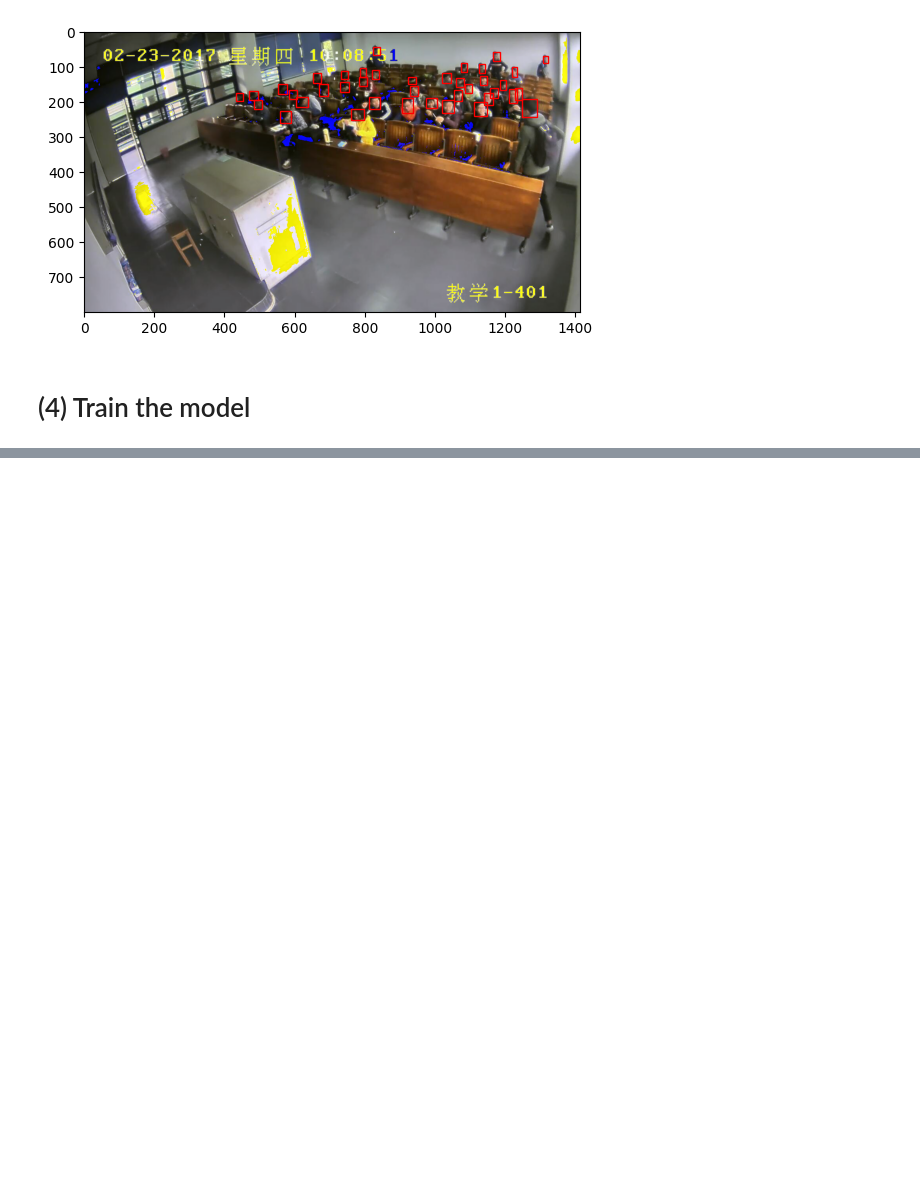
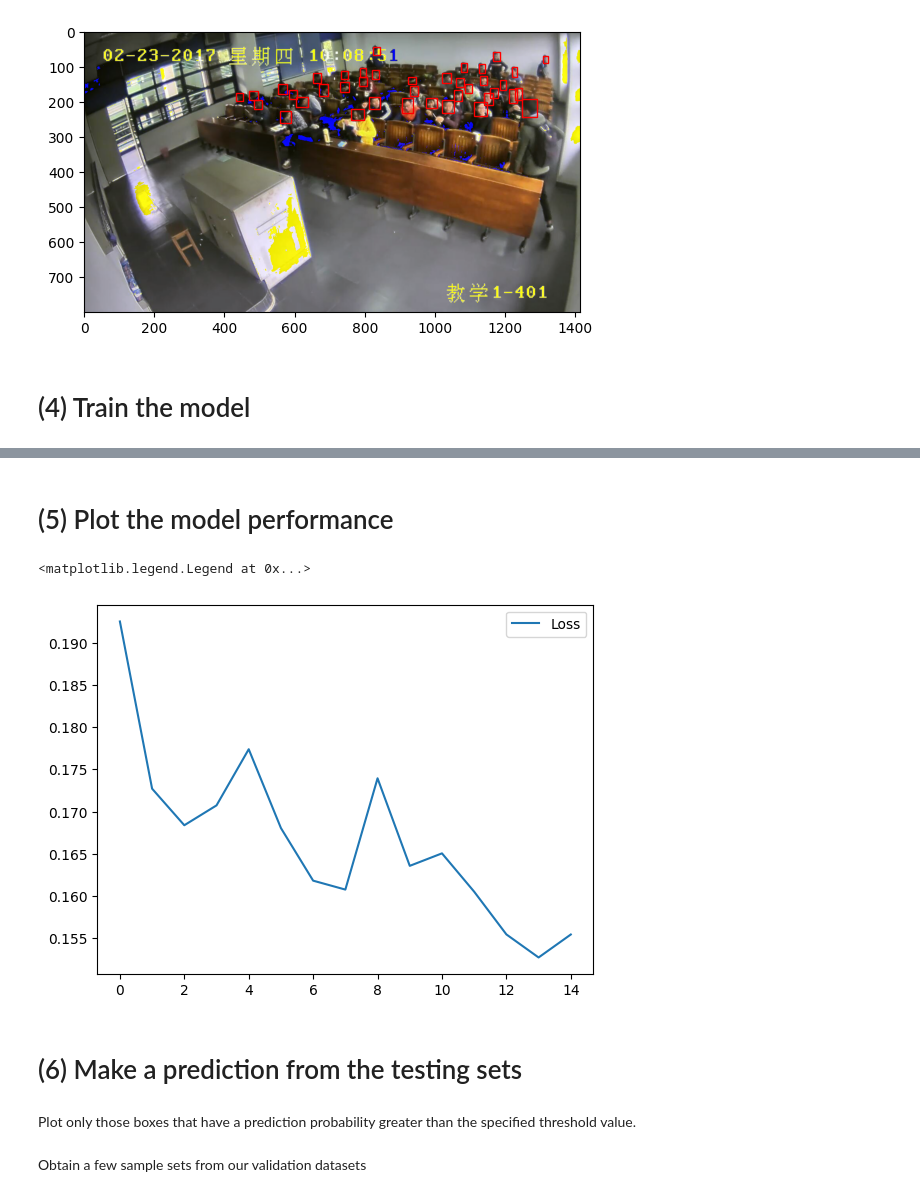
Before and after one commit to spoluan/SCUT_HEAD_object_detection, a Jupyter notebook: SCUT-HEAD_detection.ipynb, the cells around one changed output, grey strips where cells are left out. Saved outputs shown, nothing was run; the diff lists cells and outputs as text; code cells hidden in the pictures; blank space fills up the shorter version.

```diff
--- a/SCUT-HEAD_detection.ipynb
+++ b/SCUT-HEAD_detection.ipynb
@@ -228,2 +253,14 @@ Begin iterating over training dataset
 # %%
 model.save("saved_model/model_A_&_B.model")
+# %% [markdown]
+# (5) Plot the model performance
+# %%
+plt.plot(history)
+plt.legend(["Loss"])
+# %% [output]
+<matplotlib.legend.Legend at 0x...>
+[figure, added]
+# %% [markdown]
+# (6) Make a prediction from the testing sets
+# %% [markdown]
+Plot only those boxes that have a prediction probability greater than the specified threshold value.
@@ -229,0 +276,2 @@ model.save("saved_model/model_A_&_B.model")
+# %% [markdown]
+Obtain a few sample sets from our validation datasets
```
Also changed, not shown: parts of 20 cells of this notebook.
